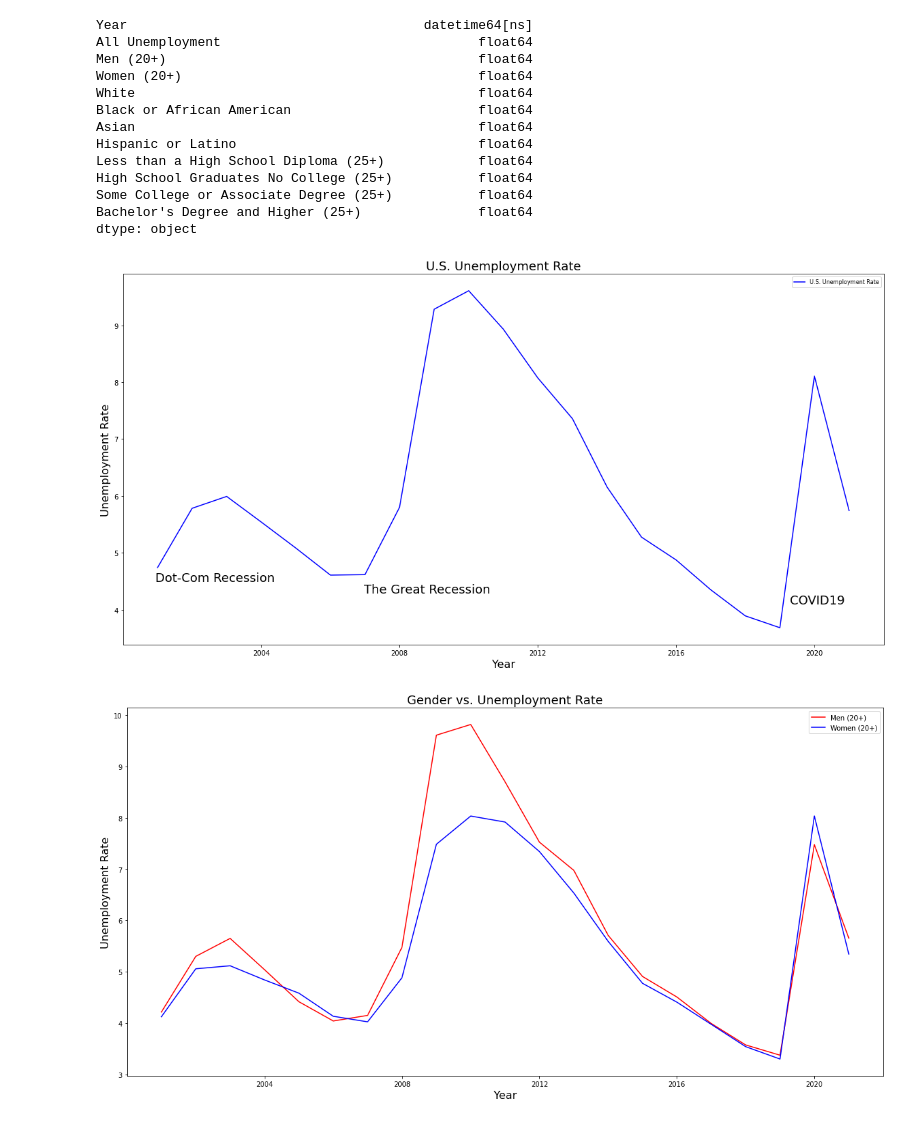
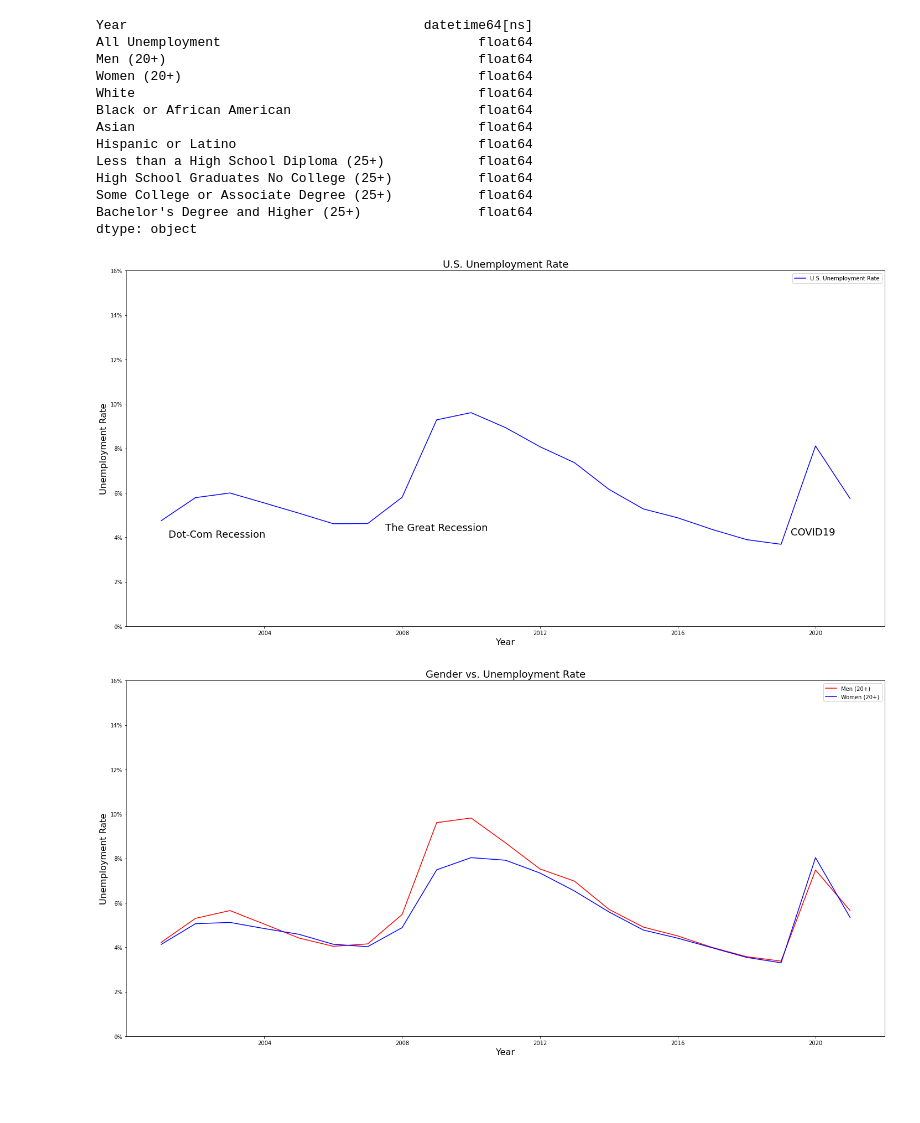
Before and after one commit to EpohDespair/Project-1, a Jupyter notebook: project1.ipynb, the cells around one changed output. Drawn from its saved outputs; the diff is of its cells as text; code cells hidden in the pictures; blank space fills up the shorter version.

Commit message:
changing plot formatting

```diff
--- a/project1.ipynb
+++ b/project1.ipynb
@@ -90,25 +94,35 @@ dtype: object
 # %%
 # Generate a line plot of All Unemployment vs. years
 # line_plot_df = project1_table_year.loc[project1_table_year["All Unemployment"]]
 # project1_table_year['Year'] = pd.to_datetime(project1_table_year['Year'], format='%Y')
 # Collect the annual unemployment rates
 plt.figure(figsize=(20,10))
 x = project1_table_year['Year']
 y = project1_table_year['All Unemployment']
 line, = plt.plot(x, y, color="blue", label="U.S. Unemployment Rate")
 plt.title('U.S. Unemployment Rate',fontsize=18)
 plt.xlabel('Year',fontsize=16)
 plt.ylabel('Unemployment Rate',fontsize=16)
-plt.legend(handles=[line],loc="best",fontsize=8)
+plt.legend(handles=[line],loc="best",fontsize=10)
 plt.text(18000,4.1,"COVID19",fontsize= 18)
-plt.text(11300,4.5,"Dot-Com Recession",fontsize= 18)
-plt.text(13500,4.3,"The Great Recession",fontsize= 18)
+plt.text(11400,4,"Dot-Com Recession",fontsize= 18)
+plt.text(13700,4.3,"The Great Recession",fontsize= 18)
+plt.ylim(0,16,4)
+fig = plt.figure(1, (7,4))
+ax = fig.add_subplot(1,1,1)
+
+fmt = '%.0f%%' # Format for the ticks
+yticks = mtick.FormatStrFormatter(fmt)
+ax.yaxis.set_major_formatter(yticks)
+plt.tight_layout()
+
 # plt.show()
 
 plt.savefig("Images/US Unemployment Rate")
 # %% [output]
-[figure, old version]
+[figure, new version]
 # %%
+
 plt.figure(figsize=(20,10))
 plt.plot( 'Year','Men (20+)', data=project1_table_year, color='red')
 plt.plot( 'Year','Women (20+)', data=project1_table_year, color='blue')
@@ -117,8 +131,16 @@ plt.title("Gender vs. Unemployment Rate",fontsize=18)
 plt.xlabel("Year",fontsize=16)
 plt.ylabel("Unemployment Rate",fontsize=16)
 plt.savefig("Images/Gender vs Unemployment Rate")
+plt.ylim(0,16,4)
+fig = plt.figure(1, (7,4))
+ax = fig.add_subplot(1,1,1)
+
+fmt = '%.0f%%' # Format for the ticks
+yticks = mtick.FormatStrFormatter(fmt)
+ax.yaxis.set_major_formatter(yticks)
+plt.tight_layout()
 # %% [output]
-[figure, old version]
+[figure, new version]
 # %%
 plt.figure(figsize=(20,10))
 plt.plot( 'Year', 'White', data=project1_table_year, color='darkmagenta')
```
Also changed, not shown: parts of 6 cells of this notebook, 1 other file.
